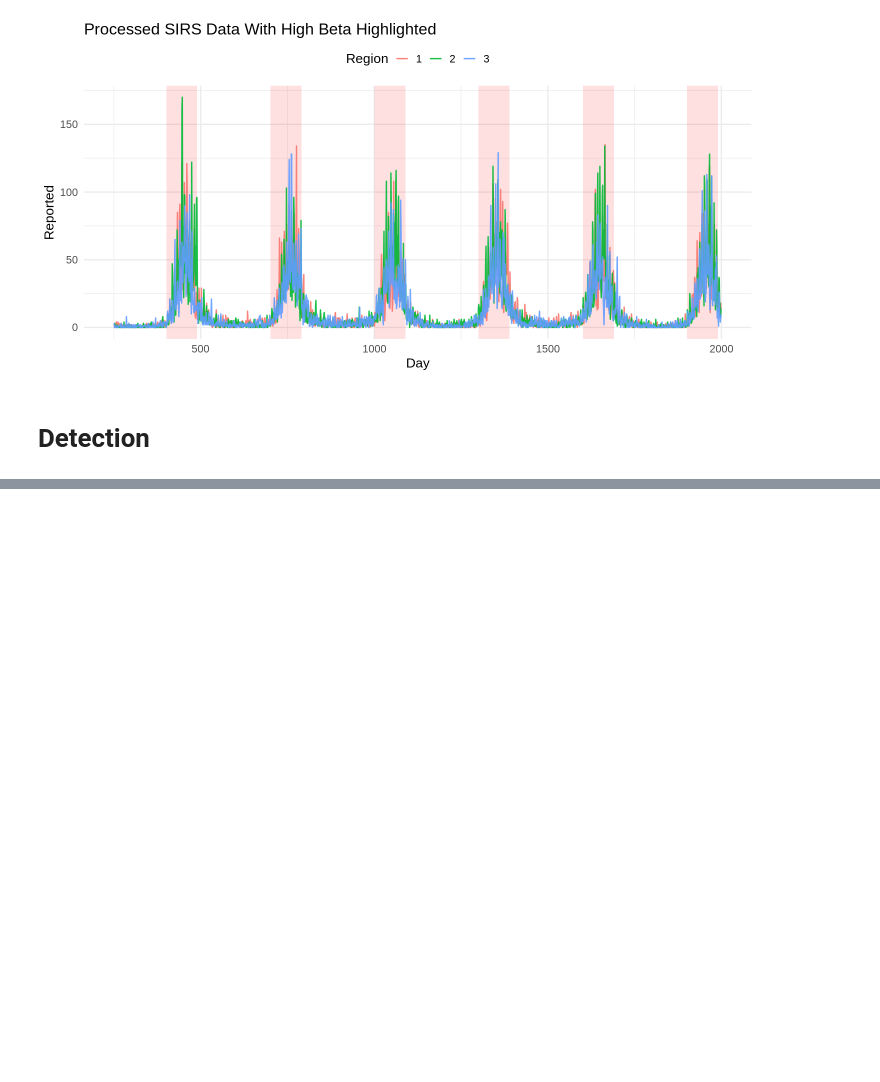
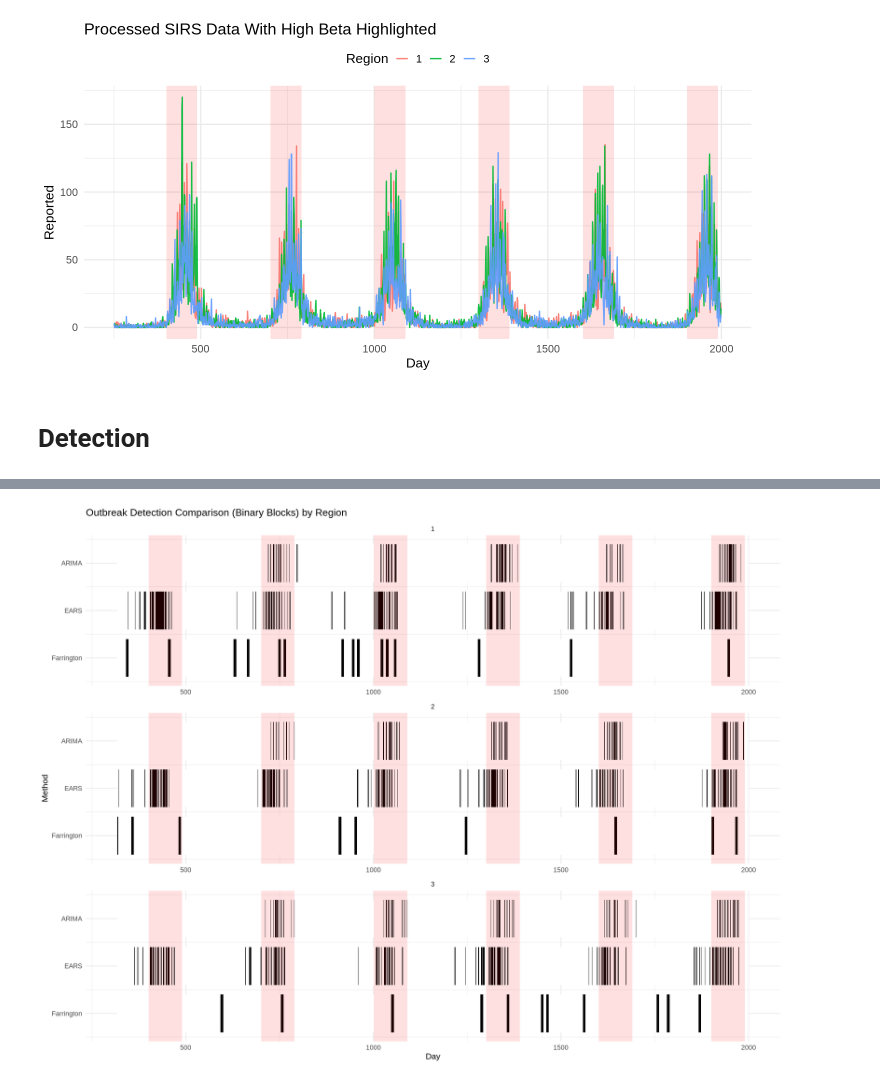
Before and after one commit to SahputraS/Outbreak-Simulation-and-Detection-Testing, a Jupyter notebook: Outbreak_Detections.ipynb, the cells around one changed output, grey strips where cells are left out. Drawn from its saved outputs; the diff is of its cells as text; code cells hidden in the pictures; blank space fills up the shorter version.

Commit message:
V1.3 - Fixed Arima with moving "training" window

```diff
--- a/Outbreak_Detections.ipynb
+++ b/Outbreak_Detections.ipynb
@@ -230,19 +228,25 @@ detect_ears <- function(df, method = "C3", baseline = 63) {
 # }
 # %%
 # Revision for ARIMA
-detect_arima <- function(df, burn_in = 250, interval = 0.95, window_size = 250) {
+detect_arima <- function(df, burn_in = 250, interval = 0.95, window_size = 250, jump = 14) {
   n <- nrow(df)
   arima_signal <- rep(0, n)
-
-  for (t in (burn_in + 1):n) {
+  t <- burn_in + 1
+  while (t <= n) {
     start_idx <- max(1, t - window_size)
     train_data <- df$Reported_Cases[start_idx:(t-1)]
     arima_fit <- auto.arima(train_data)
-    pred <- forecast(arima_fit, h = 1, level = interval * 100)
-    upper <- pred$upper[1, 1]
-    if (df$Reported_Cases[t] > upper) {
-      arima_signal[t] <- 1
+    h <- min(jump, n - t + 1)
+    preds <- forecast(arima_fit, h = h, level = interval * 100)
+    uppers <- preds$upper[, 1]
+    for (j in 0:(h - 1)) {
+      tt <- t + j
+      if (tt > n) break
+      if (df$Reported_Cases[tt] > uppers[j + 1]) {
+        arima_signal[tt] <- 1
+      }
     }
+    t <- t + jump
   }
   return(arima_signal)
 }
@@ -326,35 +343,37 @@ signals_long <- bind_rows(
     signals_df$Region <- region_ids[i]  # Add region ID
     # Pivot just for the detectors you use
     pivot_longer(signals_df,
-                 cols = method_levels,
+                 cols = all_of(method_levels),
                  names_to = "Method", values_to = "Detected")
   })
 )
 
 signals_long$Method <- factor(signals_long$Method, levels = method_levels)
 y_map <- setNames(seq_along(method_levels), method_levels)
 signals_long$BlockY <- y_map[as.character(signals_long$Method)]
 
 
 # Plotting
 options(repr.plot.width = 20, repr.plot.height = 15)
 ggplot(signals_long, aes(x = Day, y = BlockY, fill = as.factor(Detected))) +
   geom_tile(height = 0.8, width = 1, show.legend = FALSE) +
   geom_rect(
     data = outbreak_periods,
     inherit.aes = FALSE,
     aes(xmin = start, xmax = end, ymin = -Inf, ymax = Inf),
     fill = "red", alpha = 0.12
   ) +
   facet_wrap(~Region, ncol = 1, scales = "free_x") +
   scale_y_continuous(
     breaks = y_map,
     labels = names(y_map),
     expand = c(0.05, 0.05)
   ) +
   scale_fill_manual(values = c("0" = "white", "1" = "black")) +
   labs(
     title = "Outbreak Detection Comparison (Binary Blocks) by Region",
     y = "Method", x = "Day"
   ) +
   theme_minimal(base_size = 16)
+# %% [output]
+[figure, added]
```
Also changed, not shown: parts of 3 cells of this notebook.
